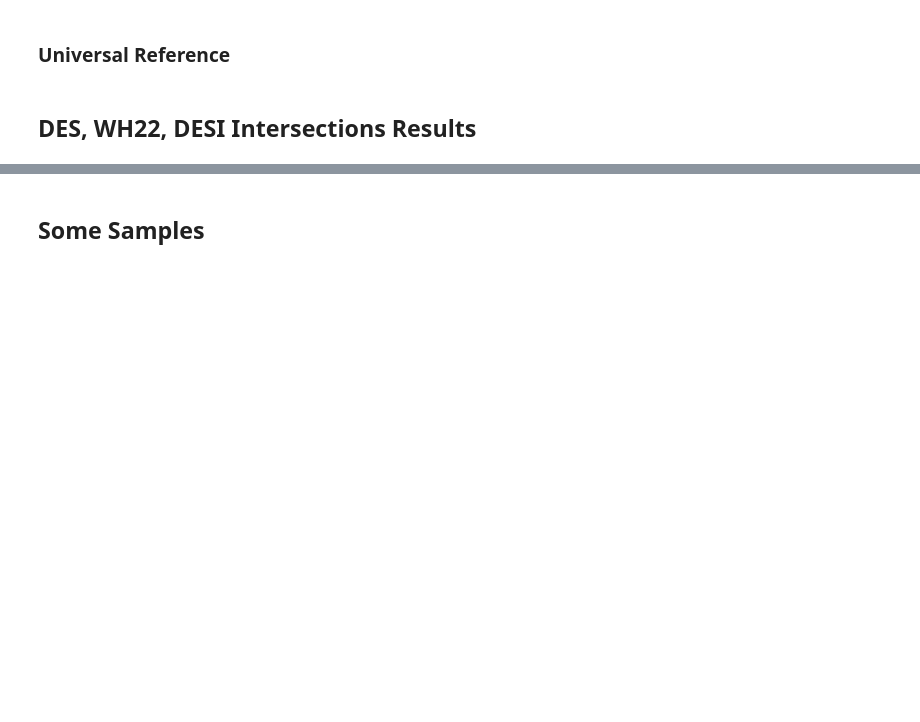
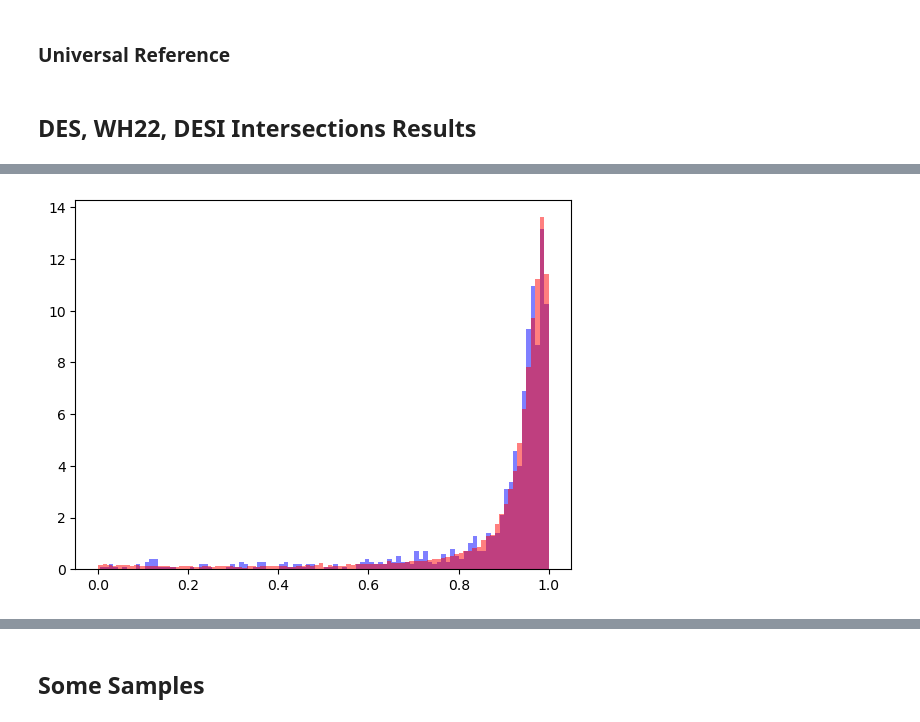
Before and after one commit to dchanda2002/MLCosmo, a Jupyter notebook: plot_signals.ipynb, the cells around one changed output, grey strips where cells are left out. Drawn from its saved outputs; the diff is of its cells as text; code cells hidden in the pictures; blank space fills up the shorter version.

```diff
--- a/plot_signals.ipynb
+++ b/plot_signals.ipynb
@@ -1663,0 +1692,6 @@ plt.show()
+# %%
+plt.hist(validation1["clusterp"], bins = 100, alpha = 0.5, color = "blue", density = "normed")
+plt.hist(xor1["clusterp"], bins = 100, alpha = 0.5, color = "red", density = "normed")
+plt.show()
+# %% [output]
+[figure, added]
```
Also changed, not shown: parts of 10 cells of this notebook, 2 other files.
